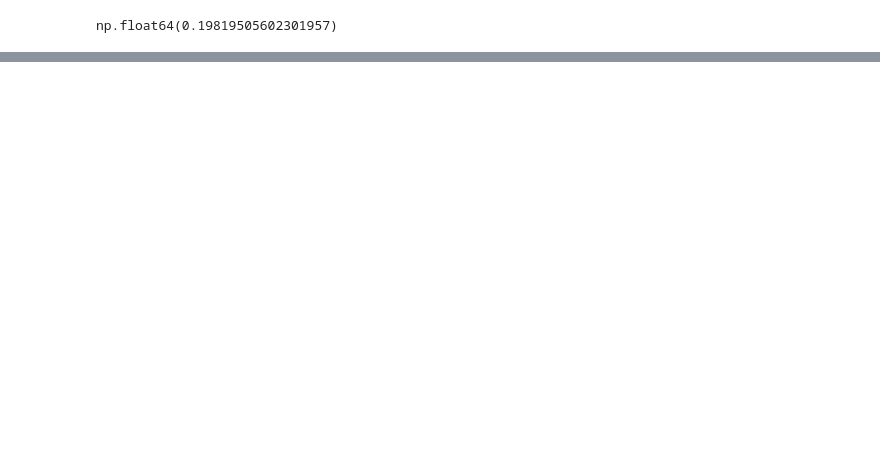
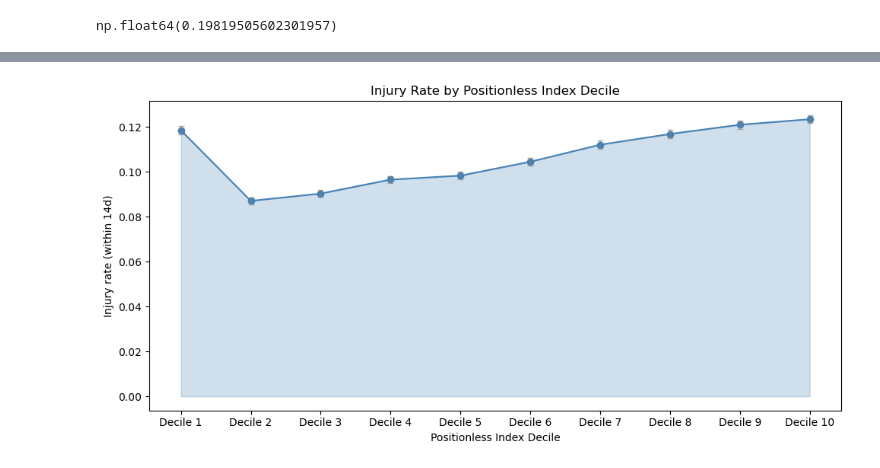
Before and after one commit to vedanttapiavala/positionless-NBA-analytics, a Jupyter notebook: code/014_injury_prediction.ipynb, the cells around one changed output, grey strips where cells are left out. Cells and saved outputs as stored; diff of their text form; code cells hidden in the pictures; blank space fills up the shorter version.

```diff
--- a/code/014_injury_prediction.ipynb
+++ b/code/014_injury_prediction.ipynb
@@ -421,0 +465,41 @@ shap.summary_plot(shap_values, X_test)
+# %%
+import numpy as np
+import matplotlib.pyplot as plt
+
+# binning
+df["pos_bin"] = pd.qcut(df["positionless_index"], 10, duplicates="drop")
+
+# aggregate stats
+plot_df = (
+    df.groupby("pos_bin")["injury_within_14d"]
+    .agg(["mean", "std", "count"])
+    .reset_index()
+)
+
+# decile labels
+plot_df["decile"] = np.arange(1, len(plot_df) + 1)
+
+x = plot_df["decile"]
+y = plot_df["mean"]
+err = plot_df["std"] / np.sqrt(plot_df['count'])
+
+plt.figure(figsize=(10, 5))
+
+# area under curve
+plt.fill_between(x, y, color="steelblue", alpha=0.25)
+
+# main line
+plt.plot(x, y, marker="o", color="steelblue")
+
+# error bars (±1 std)
+plt.errorbar(x, y, yerr=err, fmt="none", ecolor="gray", alpha=0.6, capsize=3)
+
+plt.xticks(x, [f"Decile {i}" for i in x], rotation=0)
+plt.xlabel("Positionless Index Decile")
+plt.ylabel("Injury rate (within 14d)")
+plt.title("Injury Rate by Positionless Index Decile")
+
+plt.tight_layout()
+plt.show()
+# %% [output]
+[figure, added]
```
Also changed, not shown: parts of 14 cells of this notebook.
